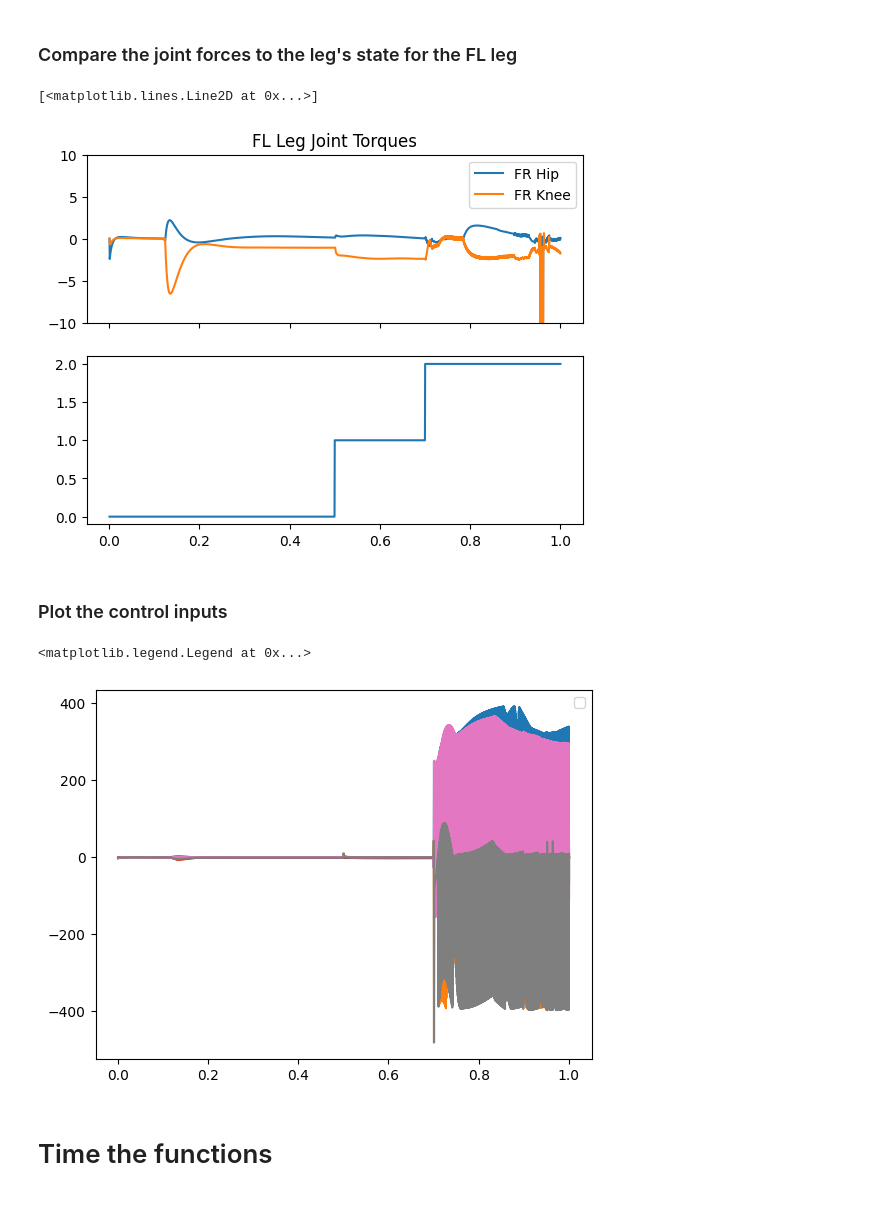
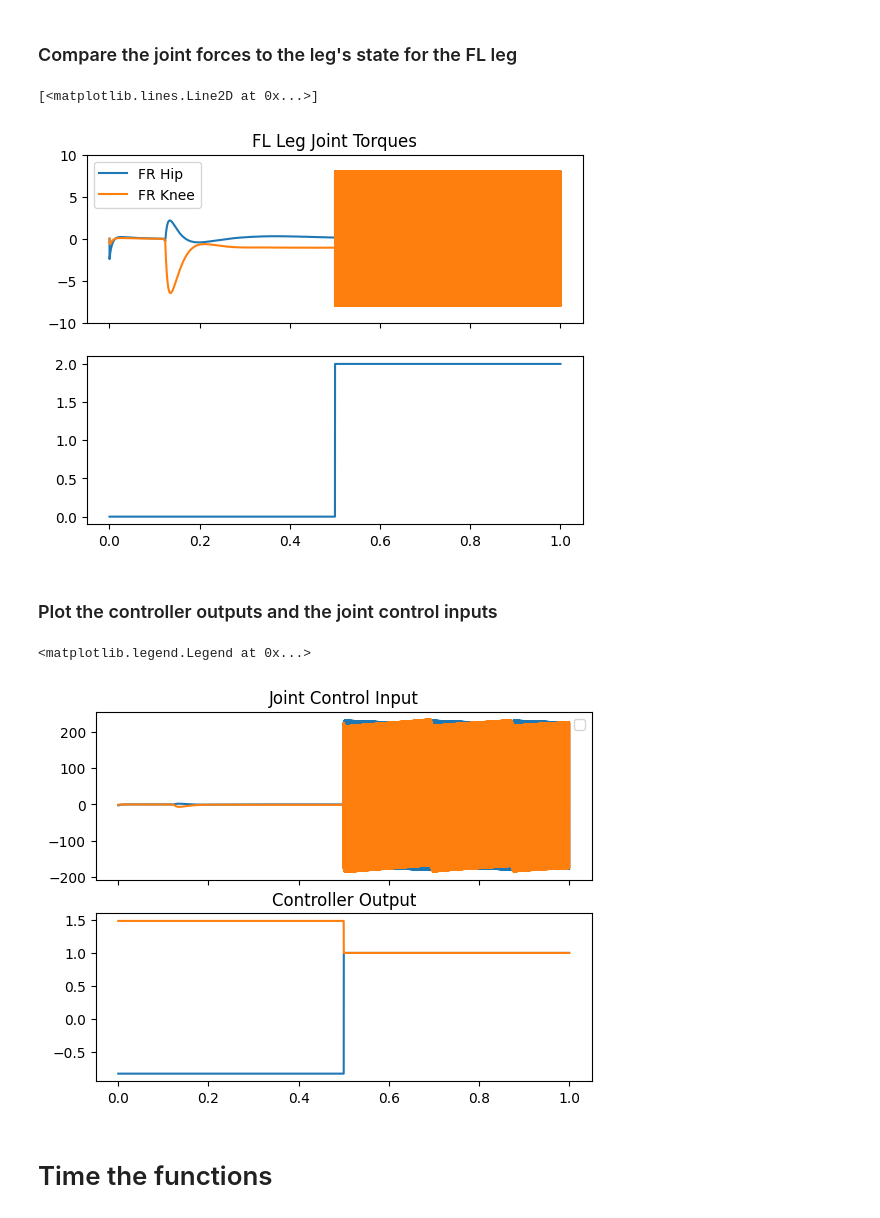
Before and after one commit to jack33001/.vscode, a Jupyter notebook: main.ipynb, the cells around one changed output. Saved outputs shown, nothing was run; the diff lists cells and outputs as text; code cells hidden in the pictures.

```diff
--- a/main.ipynb
+++ b/main.ipynb
@@ -48,7 +48,7 @@ if False:
 # model configuration
 model.opt.gravity = (0, 0, -9.81)  # set simulation gravity
 model.opt.integrator = 1  # select integrator (0 = Euler, 1 = implicitfast, 2 = implicit, 3 = rk4)
-model.opt.timestep = .0005  # set timestep
+model.opt.timestep = .00005  # set timestep
 
 # create the controller objects
 gait_scheduler = gs.gait_scheduler()
@@ -153,8 +150,7 @@ def update_controller(model, data):
         i = i + 1
 
     # run PD layer
-    curr_forces = data.qfrc_inverse
-    curr_vel = data.qvel[6:14]  # possible point of error
+    curr_vel = data.qvel[6:14]
     i = 0
     # choose the correct feedback variable
     for leg in legs:
@@ -169,8 +165,8 @@ def update_controller(model, data):
         # force control
         elif leg.control_type == 1:
             # the actual force is the current force
-            actual[2 * i] = curr_forces[2 * i + 6]
-            actual[2 * i + 1] = curr_forces[2 * i + 7]
+            actual[2 * i] = leg.curr_force[0]
+            actual[2 * i + 1] = leg.curr_force[1]
             # the desired force is the controller output with no offsets applied, so no changes are necessary
         i = i + 1
 
@@ -197,11 +193,12 @@ positions = np.zeros((n_steps, model.nv))
 forces = np.zeros((n_steps, model.nv))
 avg_forces = np.zeros((n_steps, model.nv))
 contacts = np.zeros((n_steps, 4))
+controller_output = np.zeros((n_steps,2))
 control_input = np.zeros((n_steps, 8))
 controller_time = np.zeros(n_steps)
-states = np.zeros((n_steps,4))
+states = np.zeros((n_steps, 4))
 time = np.zeros(n_steps)
-energy = np.zeros((n_steps,3))
+energy = np.zeros((n_steps, 3))
 
 # Simulate and display video.
 mujoco.mj_resetData(model, data)  # Reset state and time.
@@ -229,9 +226,13 @@ for i in tqdm(range(n_steps)):
                         fl_leg.avg_force, rr_leg.avg_force, rl_leg.avg_force)))
     contacts[i] = np.array(
         [fr_leg.contact, fl_leg.contact, rr_leg.contact, rl_leg.contact])
-    states[i] = np.array([fl_leg.state,fr_leg.state,rl_leg.state,rr_leg.state])
+    states[i] = np.array(
+        [fl_leg.state, fr_leg.state, rl_leg.state, rr_leg.state])
     control_input[i] = data.ctrl
-    energy[i] = [data.energy[0],data.energy[1],data.energy[0] + data.energy[1]]
+    energy[i] = [
+        data.energy[0], data.energy[1], data.energy[0] + data.energy[1]
+    ]
+    controller_output[i] = legs[0].run_controller(data.time)
 
     # render the scene if we're at the correct timestep to have a frame
     if len(frames) < data.time * framerate:
@@ -333,31 +334,38 @@ Text(0.5, 1.0, 'Leg States')
 # %% [markdown]
 ### Compare the joint forces to the leg's state for the FL leg
 # %%
-fig,ax = plt.subplots(nrows = 2,ncols = 1,sharex = True)
-ax[0].plot(time, np.array(forces[:, 8]), label='FR Hip')
-ax[0].plot(time, np.array(forces[:, 9]), label='FR Knee')
-ax[0].set_ylim([-10,10])
+fig, ax = plt.subplots(nrows=2, ncols=1, sharex=True)
+# plot the joint torques
+ax[0].plot(time, np.array(forces[:, 6]), label='FR Hip')
+ax[0].plot(time, np.array(forces[:, 7]), label='FR Knee')
+ax[0].set_ylim([-10, 10])
 ax[0].legend()
-ax[0].set_title("FL Leg Joint Torques")
-ax[1].plot(time,states[:,1],label='FL Leg')
+ax[0].set_title("FR Leg Joint Torques")
+# plot the leg state
+ax[1].plot(time, states[:, 1], label='FR Leg')
 # %% [output]
 [<matplotlib.lines.Line2D at 0x...>]
-[figure, old version]
+[figure, new version]
 # %% [markdown]
-### Plot the control inputs
+### Plot the controller outputs and the joint control inputs
 # %%
-plt.plot(time,control_input[:,0])
-plt.plot(time,control_input[:,1])
-plt.plot(time,control_input[:,2])
-plt.plot(time,control_input[:,3])
-plt.plot(time,control_input[:,4])
-plt.plot(time,control_input[:,5])
-plt.plot(time,control_input[:,6])
-plt.plot(time,control_input[:,7])
-plt.legend()
+fig, ax = plt.subplots(nrows=2, ncols=1, sharex=True)
+ax[0].title.set_text("Joint Control Input")
+ax[0].plot(time, control_input[:, 0])
+ax[0].plot(time, control_input[:, 1])
+#ax[0].plot(time, control_input[:, 2])
+#ax[0].plot(time, control_input[:, 3])
+#ax[0].plot(time, control_input[:, 4])
+#ax[0].plot(time, control_input[:, 5])
+#ax[0].plot(time, control_input[:, 6])
+#ax[0].plot(time, control_input[:, 7])
+ax[1].title.set_text("Controller Output")
+ax[1].plot(time, controller_output[:, 0])
+ax[1].plot(time, controller_output[:, 1])
+ax[0].legend()
 # %% [output]
 <matplotlib.legend.Legend at 0x...>
-[figure, old version]
+[figure, new version]
 # %% [markdown]
 # Time the functions
 # %%
```
Also changed, not shown: parts of 9 cells of this notebook, 4 other files.
